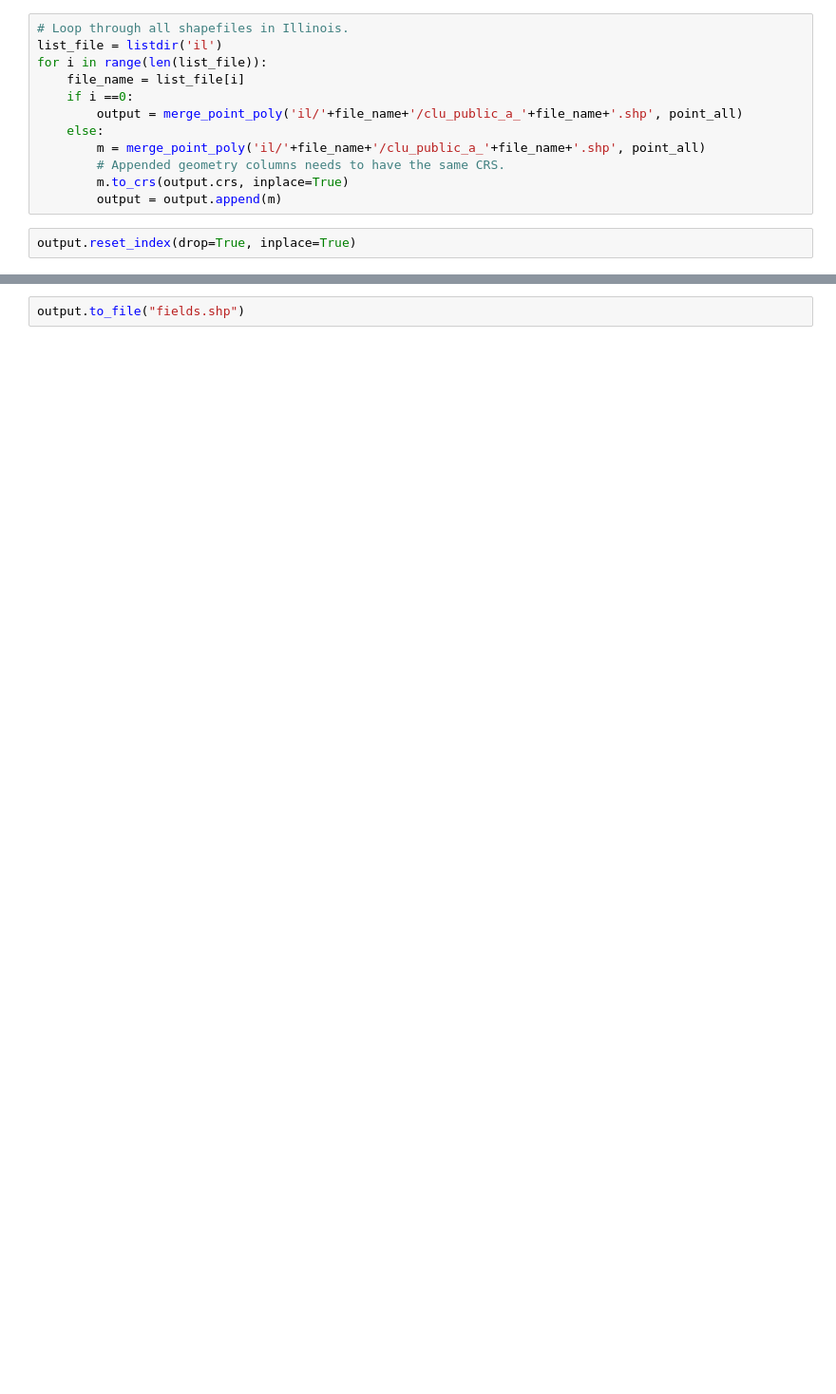
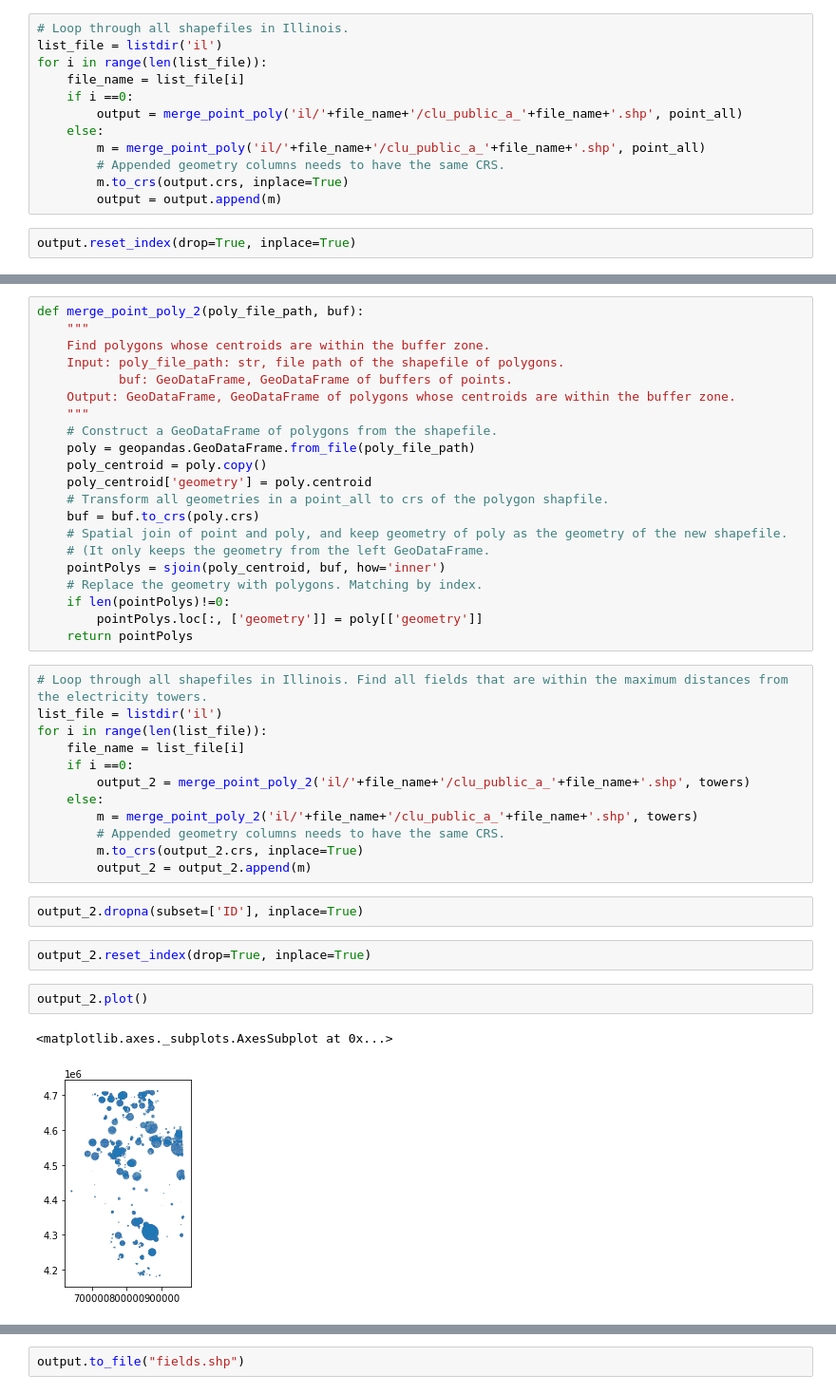
Before and after one commit to sara-johns/solar-farms, a Jupyter notebook: Merge Points with Field Shapefile.ipynb, the cells around one changed output, grey strips where cells are left out. Shown at 95% size. Saved outputs shown, nothing was run; the diff lists cells and outputs as text; blank space fills up the shorter version.

```diff
--- a/Merge Points with Field Shapefile.ipynb
+++ b/Merge Points with Field Shapefile.ipynb
@@ -80,0 +173,42 @@ output.reset_index(drop=True, inplace=True)
+# %%
+def merge_point_poly_2(poly_file_path, buf):
+    """
+    Find polygons whose centroids are within the buffer zone.
+    Input: poly_file_path: str, file path of the shapefile of polygons.
+           buf: GeoDataFrame, GeoDataFrame of buffers of points.
+    Output: GeoDataFrame, GeoDataFrame of polygons whose centroids are within the buffer zone.
+    """
+    # Construct a GeoDataFrame of polygons from the shapefile.
+    poly = geopandas.GeoDataFrame.from_file(poly_file_path)
+    poly_centroid = poly.copy()
+    poly_centroid['geometry'] = poly.centroid
+    # Transform all geometries in a point_all to crs of the polygon shapfile.
+    buf = buf.to_crs(poly.crs)
+    # Spatial join of point and poly, and keep geometry of poly as the geometry of the new shapefile.
+    # (It only keeps the geometry from the left GeoDataFrame.
+    pointPolys = sjoin(poly_centroid, buf, how='inner')
+    # Replace the geometry with polygons. Matching by index.
+    if len(pointPolys)!=0:
+        pointPolys.loc[:, ['geometry']] = poly[['geometry']]
+    return pointPolys
+# %%
+# Loop through all shapefiles in Illinois. Find all fields that are within the maximum distances from the electricity towers.
+list_file = listdir('il')
+for i in range(len(list_file)):
+    file_name = list_file[i]
+    if i ==0:
+        output_2 = merge_point_poly_2('il/'+file_name+'/clu_public_a_'+file_name+'.shp', towers)
+    else:
+        m = merge_point_poly_2('il/'+file_name+'/clu_public_a_'+file_name+'.shp', towers)
+        # Appended geometry columns needs to have the same CRS.
+        m.to_crs(output_2.crs, inplace=True)
+        output_2 = output_2.append(m)
+# %%
+output_2.dropna(subset=['ID'], inplace=True)
+# %%
+output_2.reset_index(drop=True, inplace=True)
+# %%
+output_2.plot()
+# %% [output]
+<matplotlib.axes._subplots.AxesSubplot at 0x...>
+[figure, added]
```
Also changed, not shown: parts of 20 cells of this notebook.
